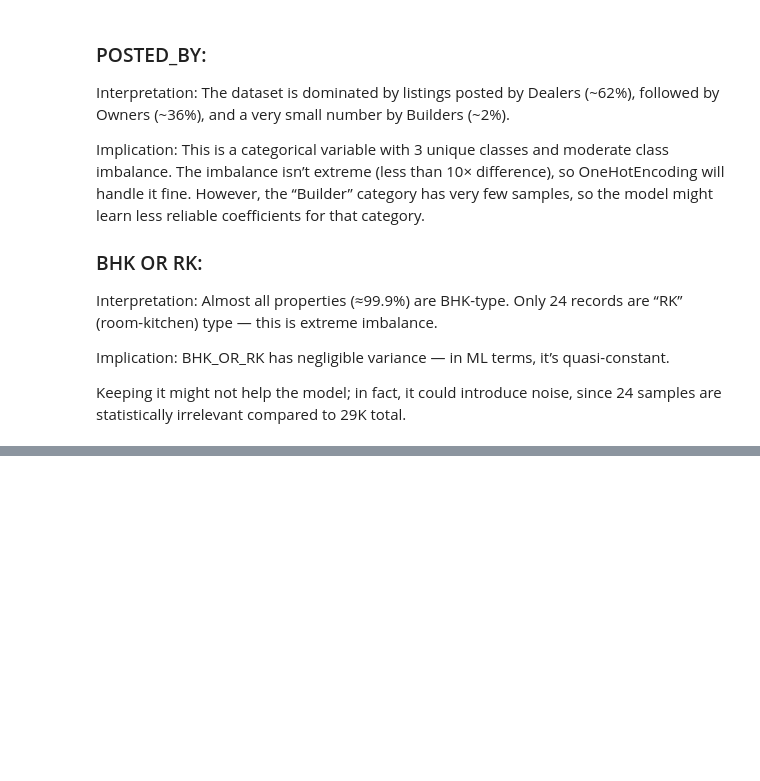
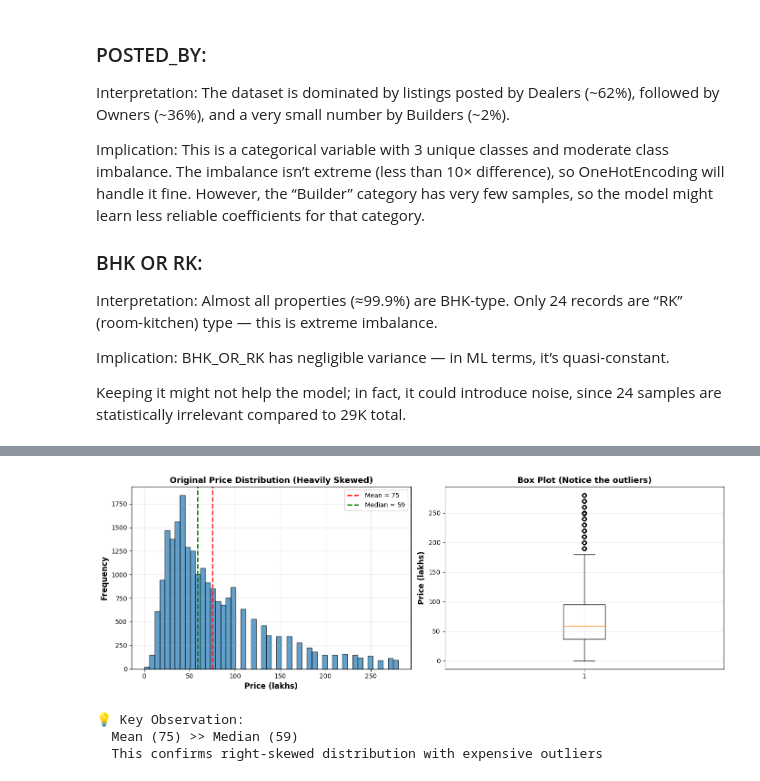
Before and after one commit to JohnEvansOkyere/real-estate-price-prediction-ridge-lasso, a Jupyter notebook: Notebook/House_Price_Prediction.ipynb, the cells around one changed output, grey strips where cells are left out. Saved outputs shown, nothing was run; the diff lists cells and outputs as text; code cells hidden in the pictures; blank space fills up the shorter version.

```diff
--- a/Notebook/House_Price_Prediction.ipynb
+++ b/Notebook/House_Price_Prediction.ipynb
@@ -99,6 +99,8 @@ TARGET(PRICE_IN_LACS)    0
 dtype: int64
 
 Duplicates in train: 401
+# %%
+train.drop_duplicates(inplace=True)
 # %% [markdown]
 ### Column meanings (for clarity)
 - `POSTED_BY`: categorical — who listed (Owner, Dealer, etc.)
@@ -451,0 +485,17 @@ TypeError: got an unexpected keyword argument 'squared'
+# %%
+# ============================================================
+# STEP 3: PREPARE FOR MODELING
+# ============================================================
+print("="*60)
+print("STEP 3: TRAIN/VAL SPLIT")
+print("="*60)
+
+target_col = "TARGET(PRICE_IN_LACS)"
+X = train_fe.drop(columns=[target_col, 'ADDRESS'], errors='ignore')
+y = train_fe[target_col]
+
+# Split BEFORE any preprocessing
+X_train, X_val, y_train, y_val = train_test_split(
+    X, y, test_size=0.2, random_state=42
+)
+print(f"X_train: {X_train.shape}, X_val: {X_val.shape}\n")
@@ -451,0 +570,47 @@ TypeError: got an unexpected keyword argument 'squared'
+# %%
+print("="*70)
+print("ANALYZING ORIGINAL TARGET DISTRIBUTION")
+print("="*70)
+
+# Analyze target distribution
+print("\n📊 Original Target Distribution:")
+print(f"  Mean:     {y_train.mean():.2f} lakhs")
+print(f"  Median:   {y_train.median():.2f} lakhs")
+print(f"  Std Dev:  {y_train.std():.2f}")
+print(f"  Min:      {y_train.min():.2f} lakhs")
+print(f"  Max:      {y_train.max():.2f} lakhs")
+print(f"  Skewness: {y_train.skew():.2f} ⚠️")
+
+# Key insight
+if y_train.skew() > 1:
+    print(f"\n⚠️  PROBLEM IDENTIFIED:")
+    print(f"  Skewness = {y_train.skew():.2f} (> 1.0)")
+    print(f"  This indicates HEAVY right-skew")
+    print(f"  Linear models will struggle with this distribution!")
+
+# Visualize
+fig, axes = plt.subplots(1, 2, figsize=(14, 5))
+
+# Histogram
+axes[0].hist(y_train, bins=50, edgecolor='black', alpha=0.7)
+axes[0].axvline(y_train.mean(), color='red', linestyle='--', linewidth=2, label=f'Mean = {y_train.mean():.0f}')
+axes[0].axvline(y_train.median(), color='green', linestyle='--', linewidth=2, label=f'Median = {y_train.median():.0f}')
+axes[0].set_xlabel('Price (lakhs)', fontsize=12, fontweight='bold')
+axes[0].set_ylabel('Frequency', fontsize=12, fontweight='bold')
+axes[0].set_title('Original Price Distribution (Heavily Skewed)', fontsize=13, fontweight='bold')
+axes[0].legend()
+axes[0].grid(alpha=0.3)
+
+# Box plot
+axes[1].boxplot(y_train, vert=True)
+axes[1].set_ylabel('Price (lakhs)', fontsize=12, fontweight='bold')
+axes[1].set_title('Box Plot (Notice the outliers)', fontsize=13, fontweight='bold')
+axes[1].grid(alpha=0.3)
+
+plt.tight_layout()
+plt.show()
+
+print(f"\n💡 Key Observation:")
+print(f"  Mean ({y_train.mean():.0f}) >> Median ({y_train.median():.0f})")
+print(f"  This confirms right-skewed distribution with expensive outliers")
+# %% [output]
@@ -451,0 +633,4 @@ TypeError: got an unexpected keyword argument 'squared'
+[figure, added]
+💡 Key Observation:
+  Mean (75) >> Median (59)
+  This confirms right-skewed distribution with expensive outliers
```
Also changed, not shown: parts of 58 cells of this notebook, 1 other file.
